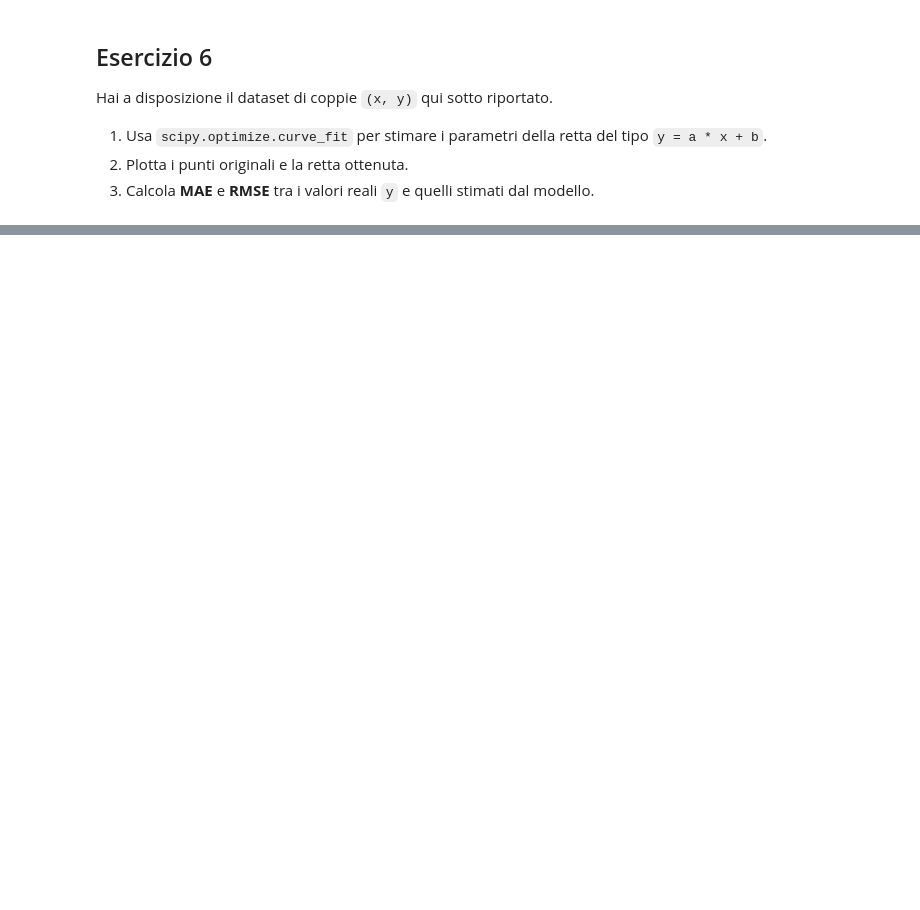
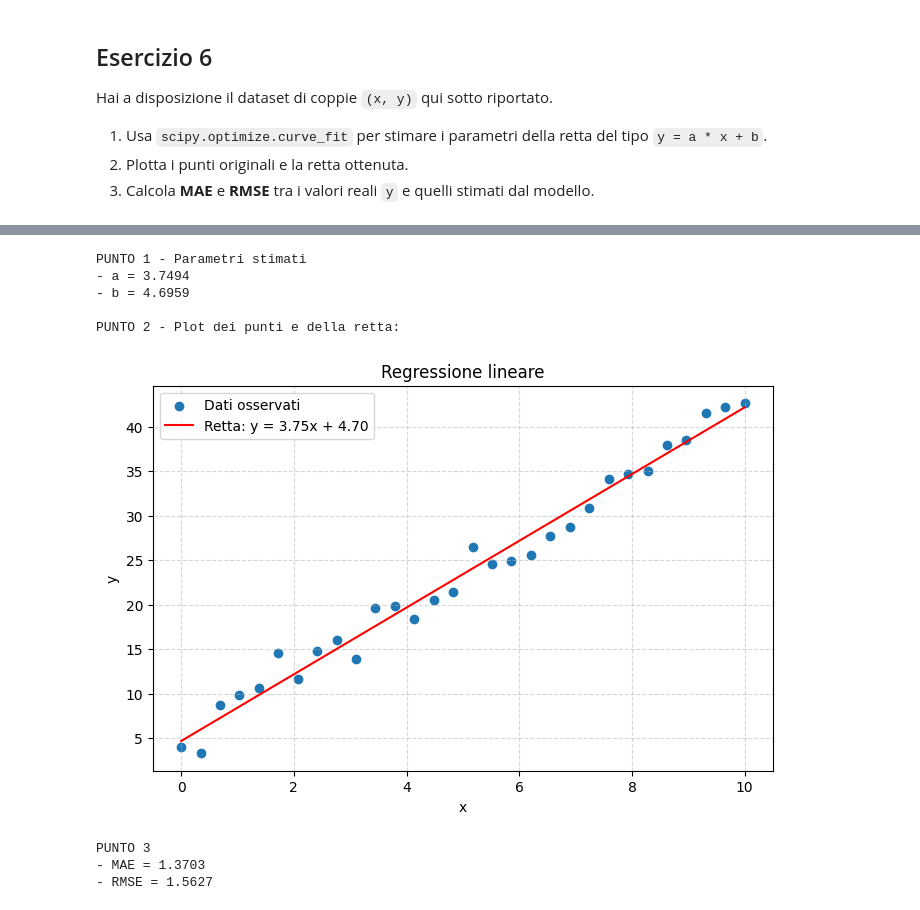
Before and after one commit to s266112/Programming_Lab-2_PY-, a Jupyter notebook: 2026/Esame anni passati/Appello 3 (Sess INV) 28-8-25/esame28_agosto.ipynb, the cells around one changed output, grey strips where cells are left out. Cells and saved outputs as stored; diff of their text form; code cells hidden in the pictures; blank space fills up the shorter version.

```diff
--- a/2026/Esame anni passati/Appello 3 (Sess INV) 28-8-25/esame28_agosto.ipynb
+++ b/2026/Esame anni passati/Appello 3 (Sess INV) 28-8-25/esame28_agosto.ipynb
@@ -110,16 +483,64 @@ Hai a disposizione il dataset di coppie `(x, y)`  qui sotto riportato.
 # %%
+import numpy as np
+import matplotlib.pyplot as plt
+from scipy.optimize import curve_fit
+from sklearn.metrics import mean_absolute_error, mean_squared_error
+
+# Dati forniti
 x = np.array([
   0.0, 0.3448, 0.6897, 1.0345, 1.3793, 1.7241,
   2.0690, 2.4138, 2.7586, 3.1034, 3.4483, 3.7931,
   4.1379, 4.4828, 4.8276, 5.1724, 5.5172, 5.8621,
   6.2069, 6.5517, 6.8966, 7.2414, 7.5862, 7.9310,
   8.2759, 8.6207, 8.9655, 9.3103, 9.6552, 10.0
 ])
 
 y = np.array([
    3.99,  3.33,  8.71,  9.83, 10.69, 14.59,
   11.72, 14.87, 16.06, 13.93, 19.61, 19.83,
   18.40, 20.59, 21.45, 26.51, 24.57, 24.94,
   25.55, 27.78, 28.71, 30.87, 34.14, 34.65,
   35.01, 37.94, 38.53, 41.56, 42.28, 42.65
 ])
+
+# 1. Stima dei parametri
+def modello_lineare (x, a, b):
+    return a * x + b
+
+popt, pcov = curve_fit(modello_lineare, x, y)
+a, b = popt
+print ("PUNTO 1 - Parametri stimati")
+print(f"- a = {a:.4f} \n- b = {b:.4f}")
+
+
+# 2. Plot punti e retta
+y_pred = modello_lineare (x, a, b)
+
+print ("\nPUNTO 2 - Plot dei punti e della retta:")
+plt.figure(figsize=(8,5))
+plt.scatter(x, y, label='Dati osservati')
+plt.plot(x, y_pred, 'r-', label=f'Retta: y = {a:.2f}x + {b:.2f}')
+plt.xlabel('x')
+plt.ylabel('y')
+plt.title('Regressione lineare')
+plt.legend()
+plt.grid(True, linestyle='--', alpha=0.5)
+plt.show()
+
+
+# 3. MAE e RMSE
+mae = mean_absolute_error(y, y_pred)
+rmse = np.sqrt(mean_squared_error(y, y_pred))
+print("\nPUNTO 3")
+print(f"- MAE = {mae:.4f}")
+print(f"- RMSE = {rmse:.4f}")
+# %% [output]
+PUNTO 1 - Parametri stimati
+- a = 3.7494
+- b = 4.6959
+
+PUNTO 2 - Plot dei punti e della retta:
+[figure, added]
+PUNTO 3
+- MAE = 1.3703
+- RMSE = 1.5627
```
Also changed, not shown: parts of 11 cells of this notebook.
